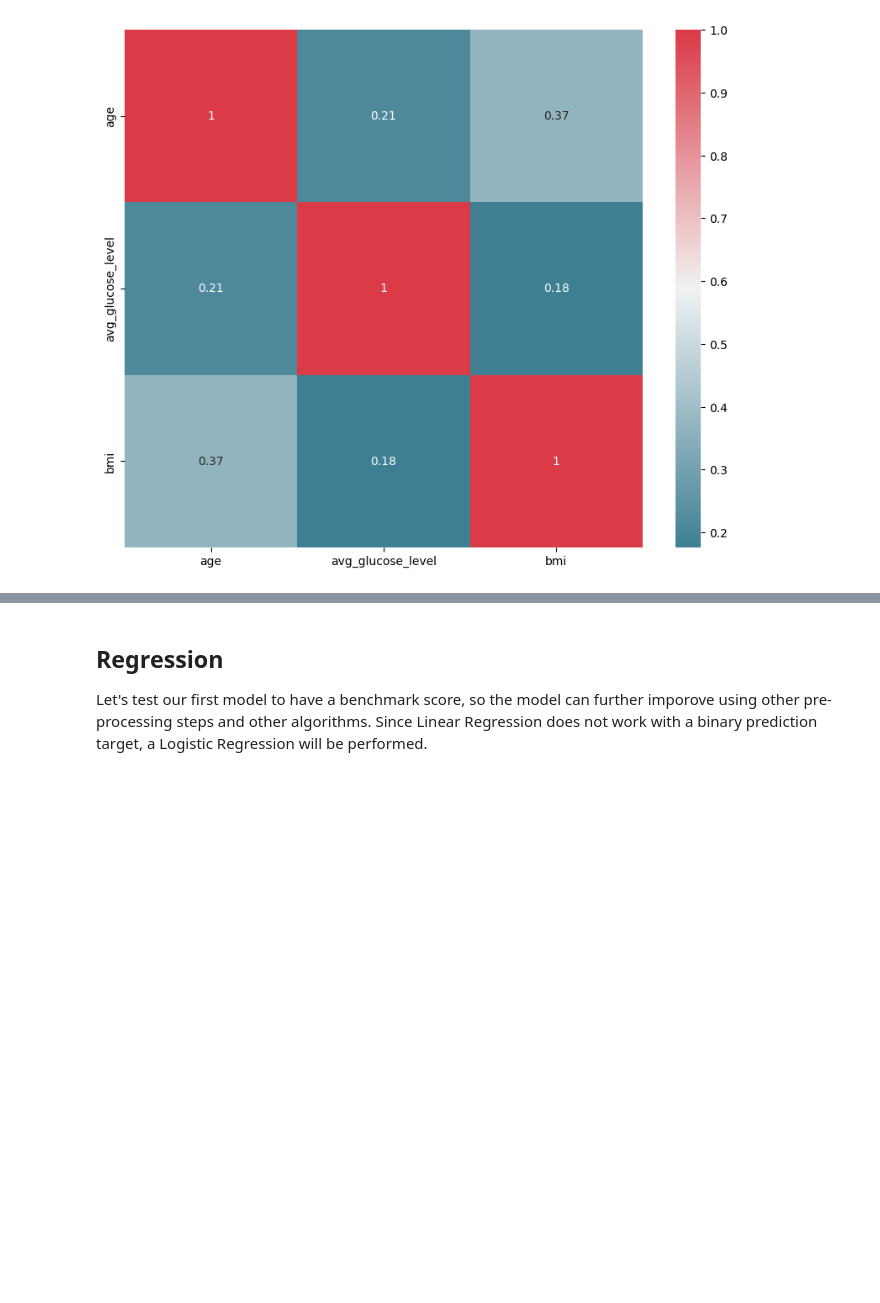
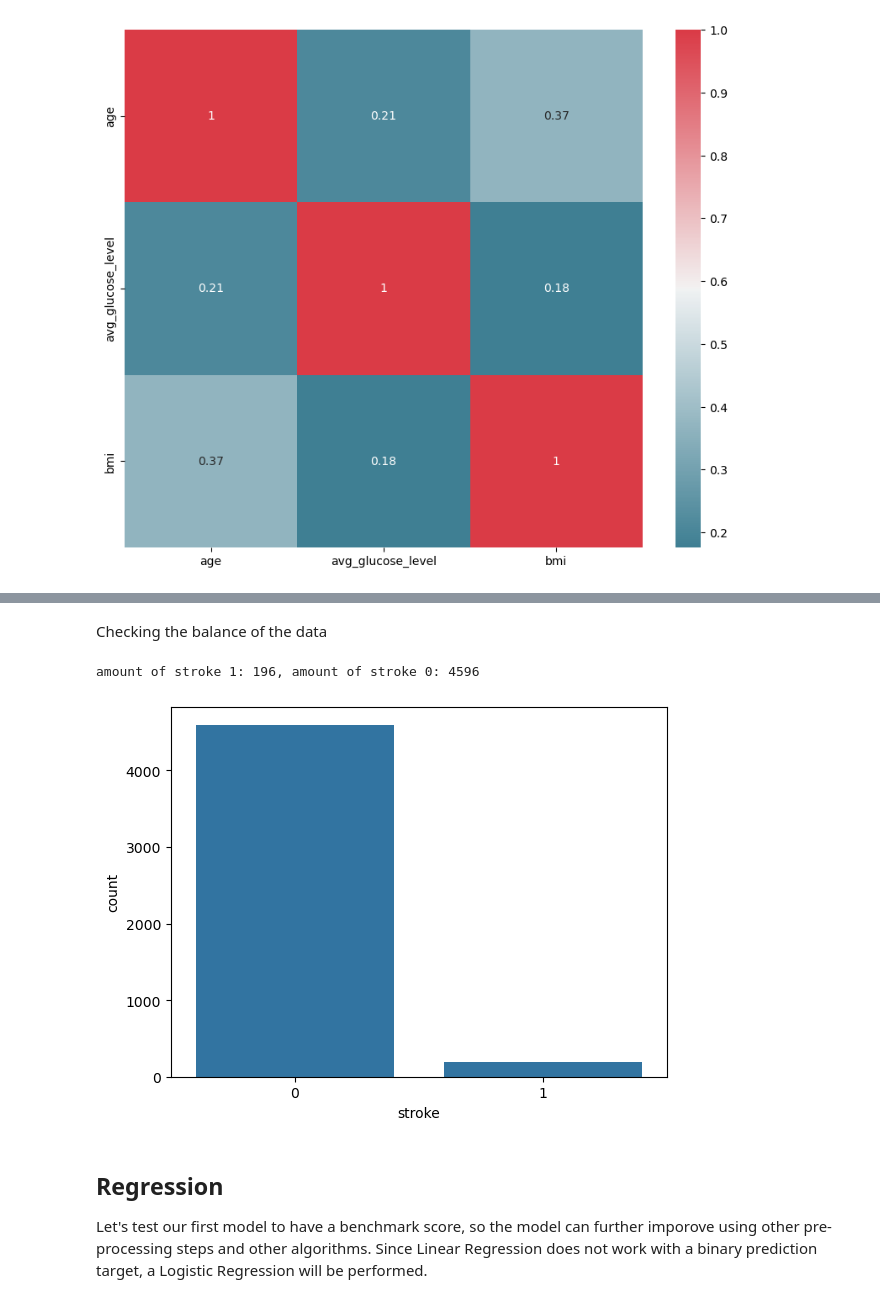
Before and after one commit to RednaxMarc/MachineLearning-bit07, a Jupyter notebook: Assignment/draft_assignment.ipynb, the cells around one changed output, grey strips where cells are left out. Cells and saved outputs as stored; diff of their text form; code cells hidden in the pictures; blank space fills up the shorter version.

```diff
--- a/Assignment/draft_assignment.ipynb
+++ b/Assignment/draft_assignment.ipynb
@@ -192,4 +192,14 @@ Wall time: 1.41 s
 [figure]
+# %% [markdown]
+Checking the balance of the data
+# %%
+sns.countplot(x=data.stroke)
+count0 = data['stroke'].value_counts()[0]
+count1 = data['stroke'].value_counts()[1]
+print(f"amount of stroke 1: {count1}, amount of stroke 0: {count0}")
+# %% [output]
+amount of stroke 1: 196, amount of stroke 0: 4596
+[figure, added]
 # %% [markdown]
 ## Regression
 Let's test our first model to have a benchmark score, so the model can further imporove using other pre-processing steps and other algorithms. Since Linear Regression does not work with a binary prediction target, a Logistic Regression will be performed.
```
Also changed, not shown: parts of 1 cell of this notebook.
